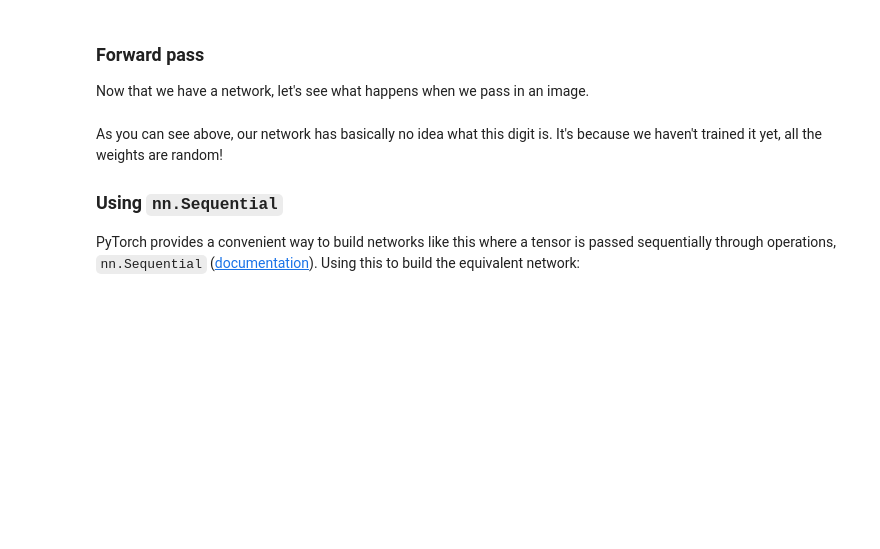
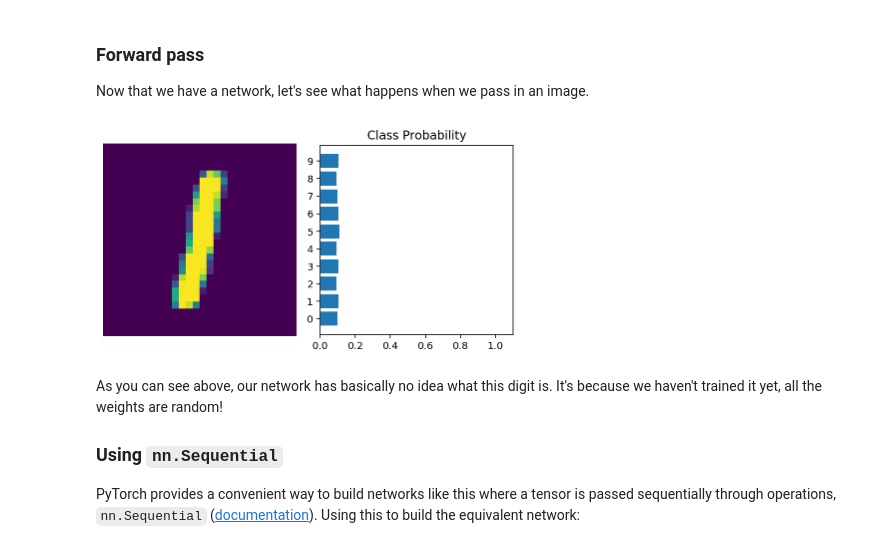
Before and after one commit to sankethbhongir/AI-Programming-Practice, a Jupyter notebook: deeplearning_using_pytorch/classifying_handwritten_digits/simple_neural_net.ipynb, the cells around one changed output. Cells and saved outputs as stored; diff of their text form; code cells hidden in the pictures; blank space fills up the shorter version.

Commit message:
created a neural net class

```diff
--- a/deeplearning_using_pytorch/classifying_handwritten_digits/simple_neural_net.ipynb
+++ b/deeplearning_using_pytorch/classifying_handwritten_digits/simple_neural_net.ipynb
@@ -259,0 +252,17 @@ It's good practice to name your layers by their type of network, for instance 'f
+# %%
+## Your solution here
+class Neural_net(nn.Module):
+    def __init__(self):
+        super().__init__()
+        self.hidden_layer1 = nn.Linear(784, 128)
+        self.hidden_layer2 = nn.Linear(128, 64)
+        self.output = nn.Linear(64, 10)
+
+    def feed_forward(self, x):
+        h1 = F.relu(self.hidden_layer1(x))
+        h2 = F.relu(self.hidden_layer2(h1))
+        out = F.softmax(self.output(h2), dim=1)
+        return out
+
+model = Neural_net()
+model
@@ -279,18 +327,20 @@ Now that we have a network, let's see what happens when we pass in an image.
 # %%
 # Grab some data
 dataiter = iter(trainloader)
 images, labels = dataiter.next()
 
 # Resize images into a 1D vector, new shape is (batch size, color channels, image pixels)
 images.resize_(64, 1, 784)
 # or images.resize_(images.shape[0], 1, 784) to automatically get batch size
 
 # Forward pass through the network
 img_idx = 0
-ps = model.forward(images[img_idx,:])
+ps = model.feed_forward(images[img_idx,:])
 
 img = images[img_idx]
 helper.view_classify(img.view(1, 28, 28), ps)
+# %% [output]
+[figure, added]
 # %% [markdown]
 As you can see above, our network has basically no idea what this digit is. It's because we haven't trained it yet, all the weights are random!
 
```
Also changed, not shown: parts of 12 cells of this notebook.
